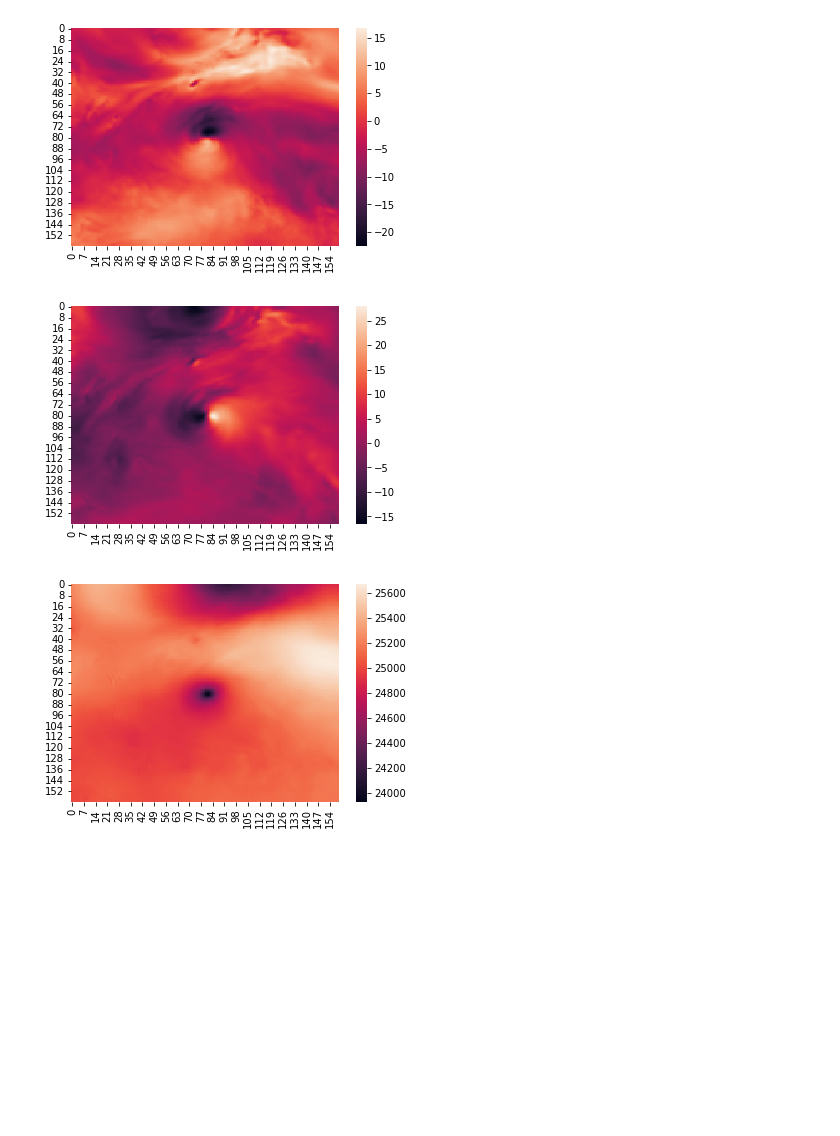
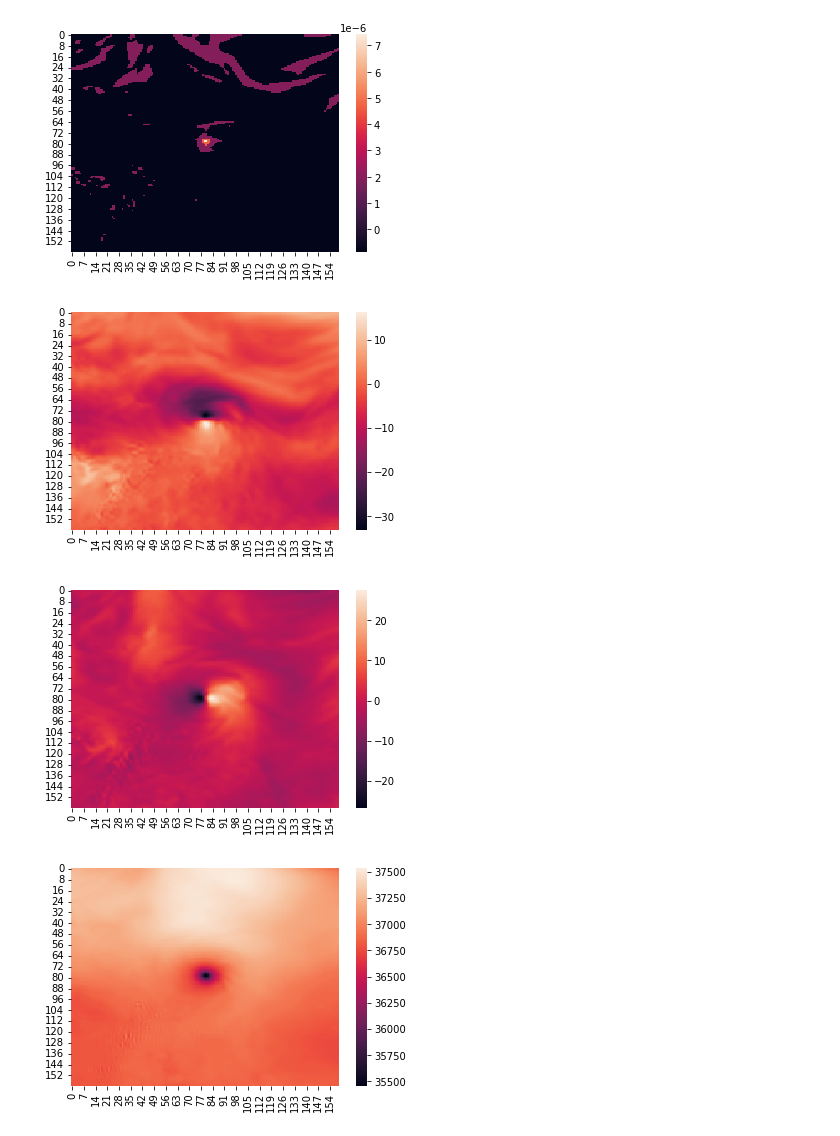
Before and after one commit to jackmiller2003/dl-cyclones, a Jupyter notebook: reanalysis/Untitled2.ipynb, the cells around one changed output. Drawn from its saved outputs; the diff is of its cells as text; code cells hidden in the pictures; blank space fills up the shorter version.

```diff
--- a/reanalysis/Untitled2.ipynb
+++ b/reanalysis/Untitled2.ipynb
@@ -1,8 +1,6 @@
 # %%
 import xarray
-import numpy as np
 
-ds = xarray.open_mfdataset("/g/data/x77/ob2720/cyclone_binaries/1995287N08163.nc")
-ds2 = xarray.open_mfdataset("/g/data/x77/ob2720/cyclone_binaries/1983353S08070.nc")
+ds = xarray.open_mfdataset("/g/data/x77/ob2720/cyclone_binaries/1979238N12324.nc")
 ds
 # %% [output]
@@ -69,12 +67,14 @@ ERA5 pressure-levels oper u_component_of_wind 19951001-19951031
 # %%
 from importlib import reload
 import visualisations
 reload(visualisations)
-visualisations.heatmap(ds.u, time=46, level=3)
-visualisations.heatmap(ds.v, time=46, level=3)
-visualisations.heatmap(ds.z, time=46, level=3)
+visualisations.heatmap(ds.pv, time=-15, level=2)
+visualisations.heatmap(ds.u, time=-15, level=2)
+visualisations.heatmap(ds.v, time=-15, level=2)
+visualisations.heatmap(ds.z, time=-15, level=2)
 # %% [output]
-[figure, old version]
+[figure, new version]
-[figure, old version]
+[figure, new version]
-[figure, old version]
+[figure, new version]
+[figure, added]
 # %%
```
Also changed, not shown: parts of 3 cells of this notebook, 3 other files.
